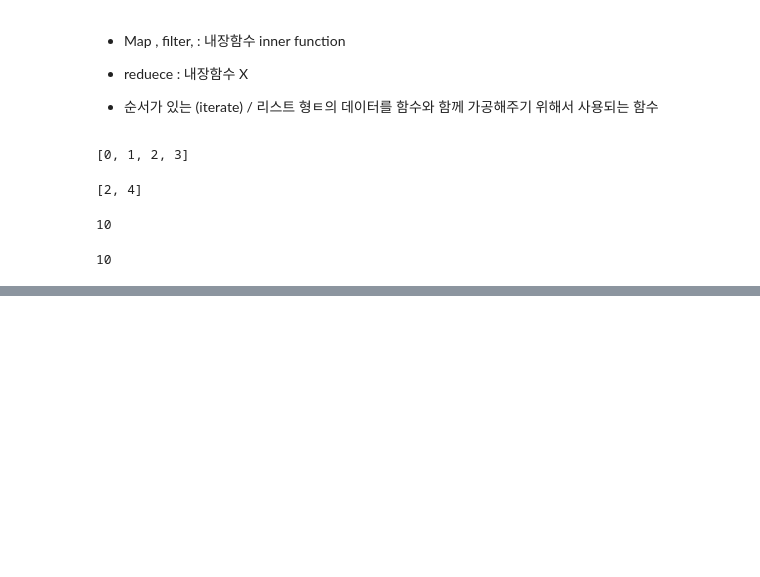
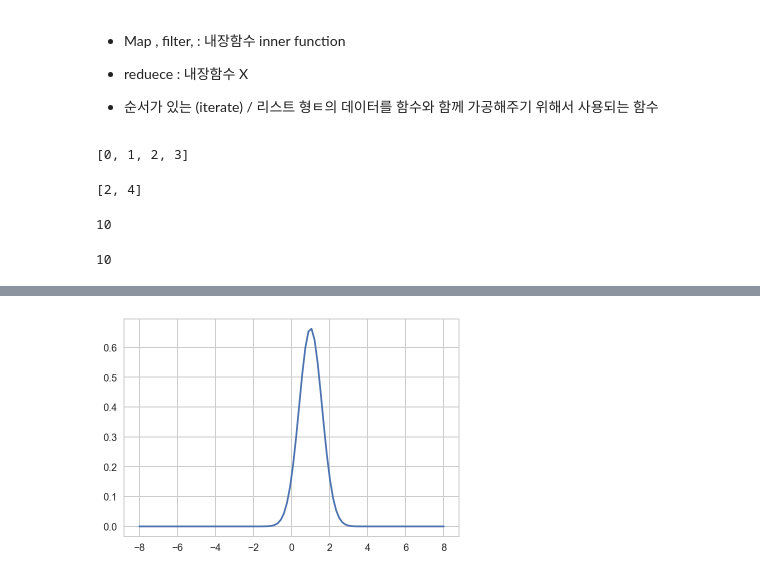
Before and after one commit to Jacob-Hong/TIL, a Jupyter notebook: Selfstudy/practice.ipynb, the cells around one changed output, grey strips where cells are left out. Saved outputs shown, nothing was run; the diff lists cells and outputs as text; code cells hidden in the pictures; blank space fills up the shorter version.

```diff
--- a/Selfstudy/practice.ipynb
+++ b/Selfstudy/practice.ipynb
@@ -914,0 +1296,8 @@ reduce(lambda x,y : x+y , ls)
+# %%
+rv = sp.stats.norm(loc=1, scale=0.6)
+x = np.linspace(-8,8,100)
+pdf = rv.pdf(x)
+plt.plot(x , pdf)
+plt.show()
+# %% [output]
+[figure, added]
```
Also changed, not shown: parts of 88 cells of this notebook.
